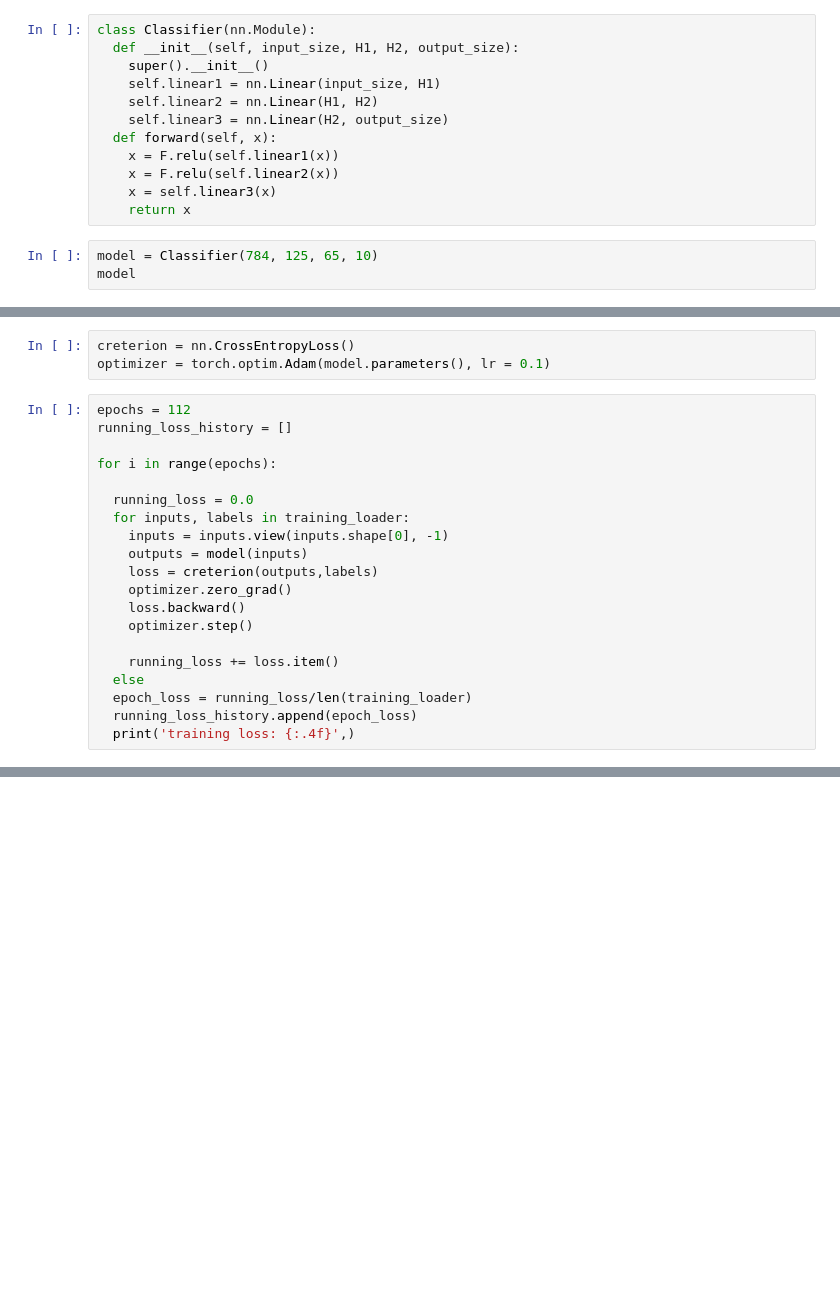
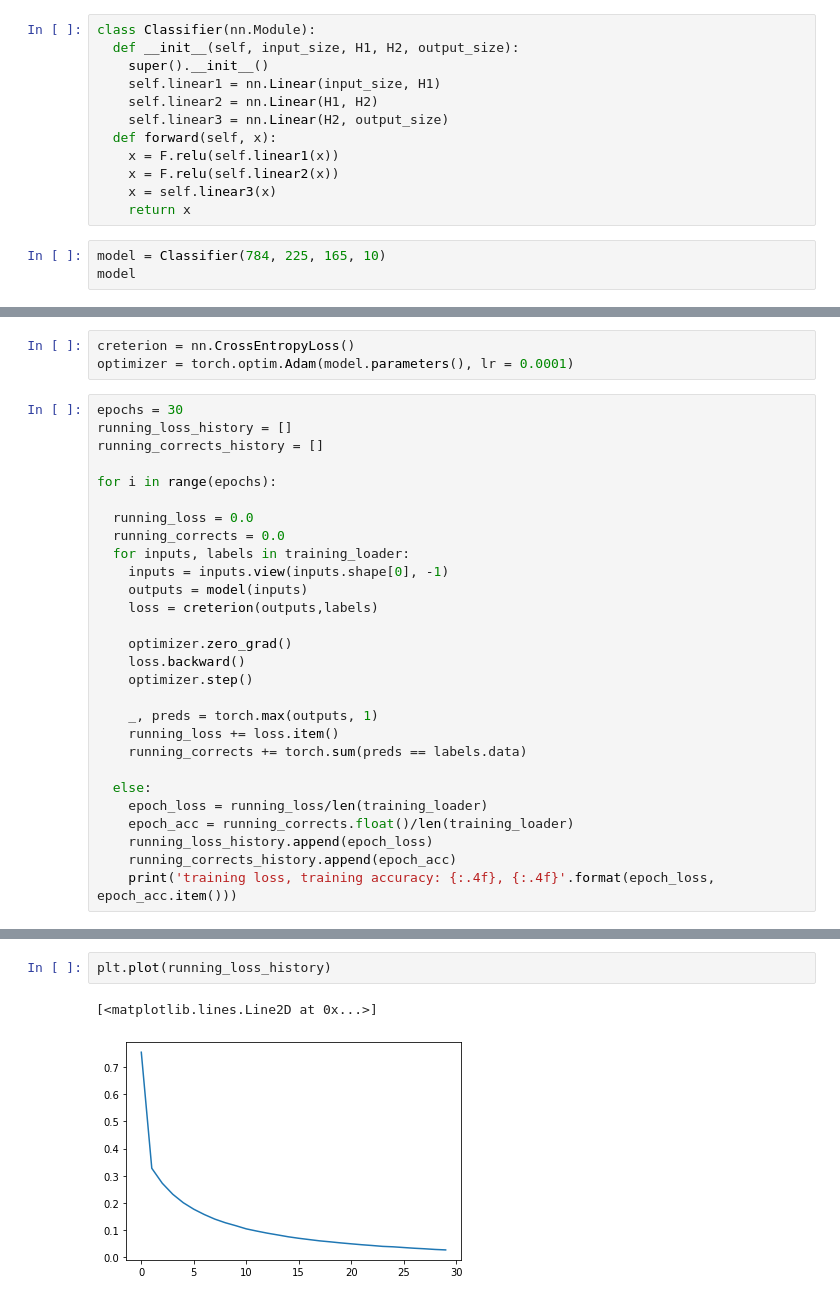
Before and after one commit to RidouanBani/Pytorch_ML, a Jupyter notebook: MNIST.ipynb, the cells around one changed output, grey strips where cells are left out. Drawn from its saved outputs; the diff is of its cells as text; blank space fills up the shorter version.

```diff
--- a/MNIST.ipynb
+++ b/MNIST.ipynb
@@ -53,7 +64,7 @@ class Classifier(nn.Module):
     x = self.linear3(x)
     return x
 # %%
-model = Classifier(784, 125, 65, 10)
+model = Classifier(784, 225, 165, 10)
 model
 # %% [output]
 Classifier(
@@ -63,24 +74,32 @@ Classifier(
 )
 # %%
 creterion = nn.CrossEntropyLoss()
-optimizer = torch.optim.Adam(model.parameters(), lr = 0.1)
+optimizer = torch.optim.Adam(model.parameters(), lr = 0.0001)
 # %%
-epochs = 112
+epochs = 30
 running_loss_history = []
+running_corrects_history = []
 
 for i in range(epochs):
 
   running_loss = 0.0
+  running_corrects = 0.0
   for inputs, labels in training_loader:
     inputs = inputs.view(inputs.shape[0], -1)
     outputs = model(inputs)
     loss = creterion(outputs,labels)
+
     optimizer.zero_grad()
     loss.backward()
     optimizer.step()
 
+    _, preds = torch.max(outputs, 1)
     running_loss += loss.item()
-  else
-  epoch_loss = running_loss/len(training_loader)
-  running_loss_history.append(epoch_loss)
-  print('training loss: {:.4f}',)
+    running_corrects += torch.sum(preds == labels.data)
+
+  else:
+    epoch_loss = running_loss/len(training_loader)
+    epoch_acc = running_corrects.float()/len(training_loader)
+    running_loss_history.append(epoch_loss)
+    running_corrects_history.append(epoch_acc)
+    print('training loss, training accuracy: {:.4f}, {:.4f}'.format(epoch_loss, epoch_acc.item()))
@@ -86,0 +124,5 @@ for i in range(epochs):
+# %%
+plt.plot(running_loss_history)
+# %% [output]
+[<matplotlib.lines.Line2D at 0x...>]
+[figure, added]
```
Also changed, not shown: parts of 6 cells of this notebook.
